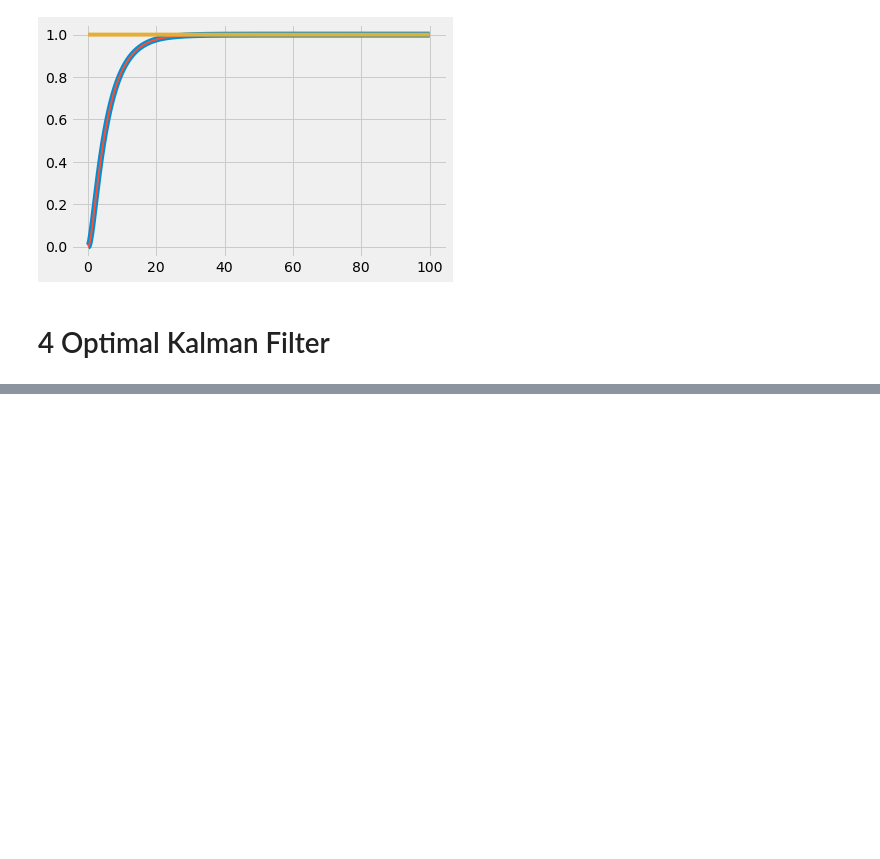
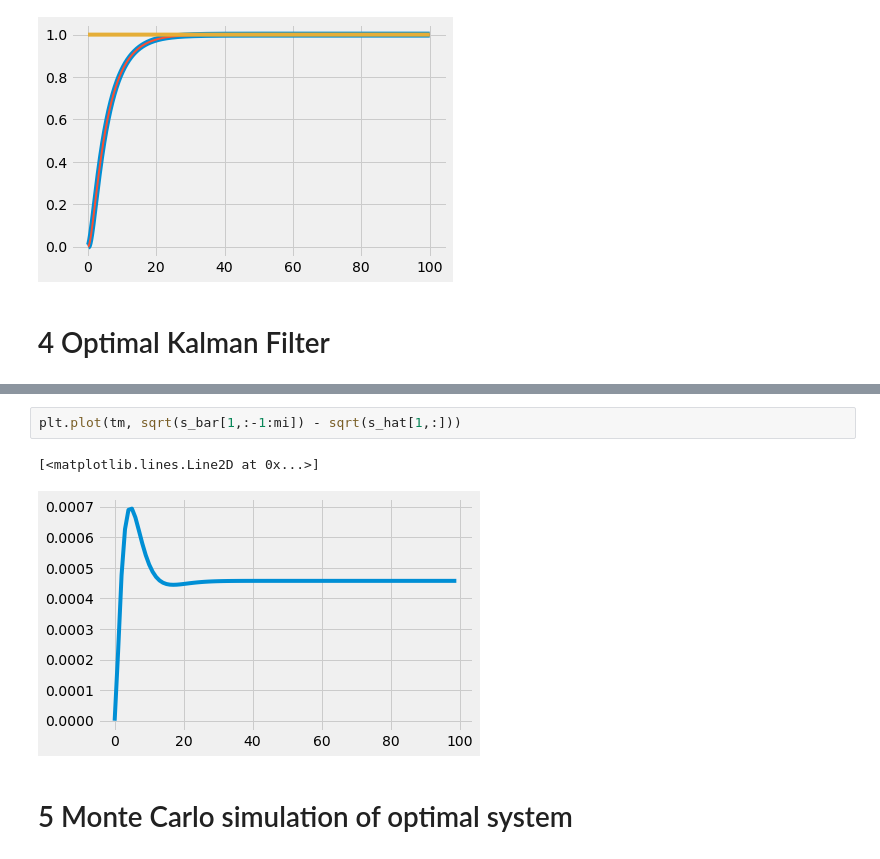
Before and after one commit to fonstelien/TEK4050, a Jupyter notebook: project/project.ipynb, the cells around one changed output, grey strips where cells are left out. Saved outputs shown, nothing was run; the diff lists cells and outputs as text; blank space fills up the shorter version.

```diff
--- a/project/project.ipynb
+++ b/project/project.ipynb
@@ -212,0 +236,7 @@ plt.plot(t[:-1],u[0,:-1])
+# %%
+plt.plot(tm, sqrt(s_bar[1,:-1:mi]) - sqrt(s_hat[1,:]))
+# %% [output]
+[<matplotlib.lines.Line2D at 0x...>]
+[figure, added]
+# %% [markdown]
+# 5 Monte Carlo simulation of optimal system
```
Also changed, not shown: parts of 8 cells of this notebook.
